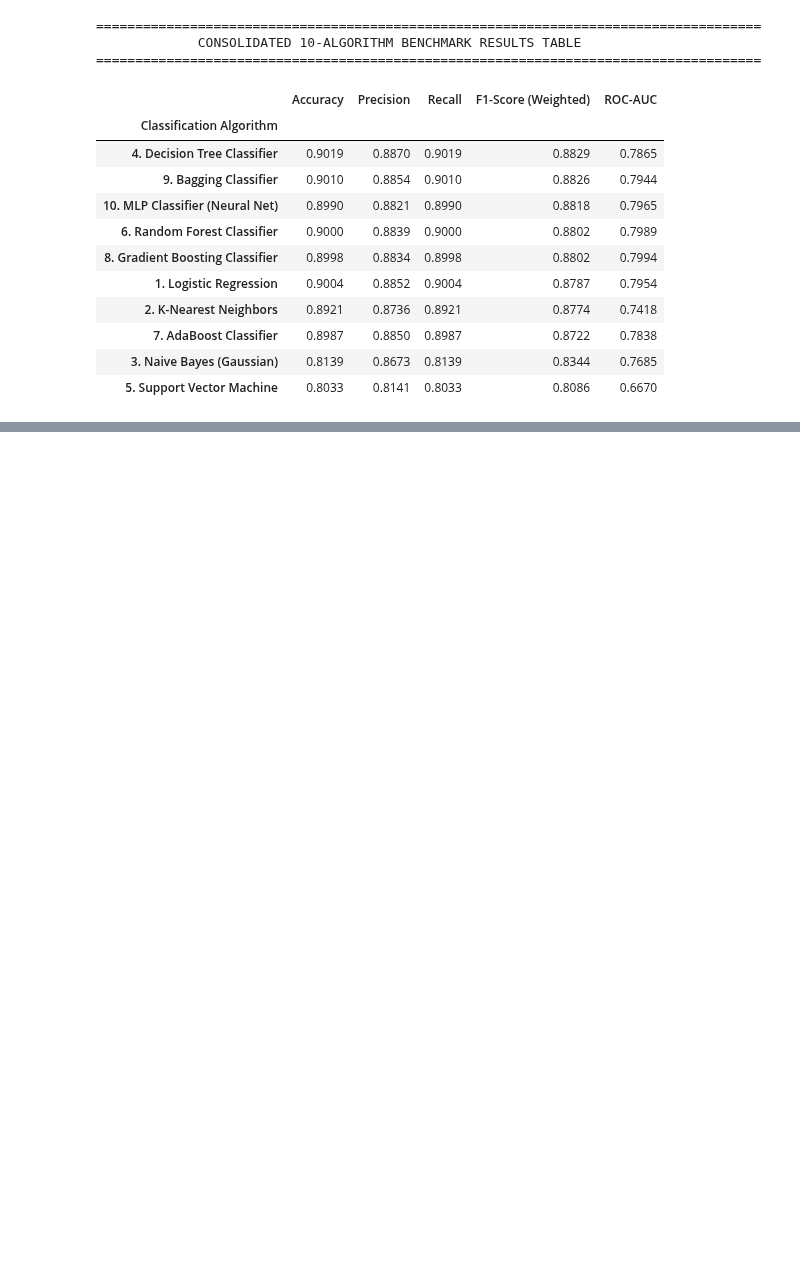
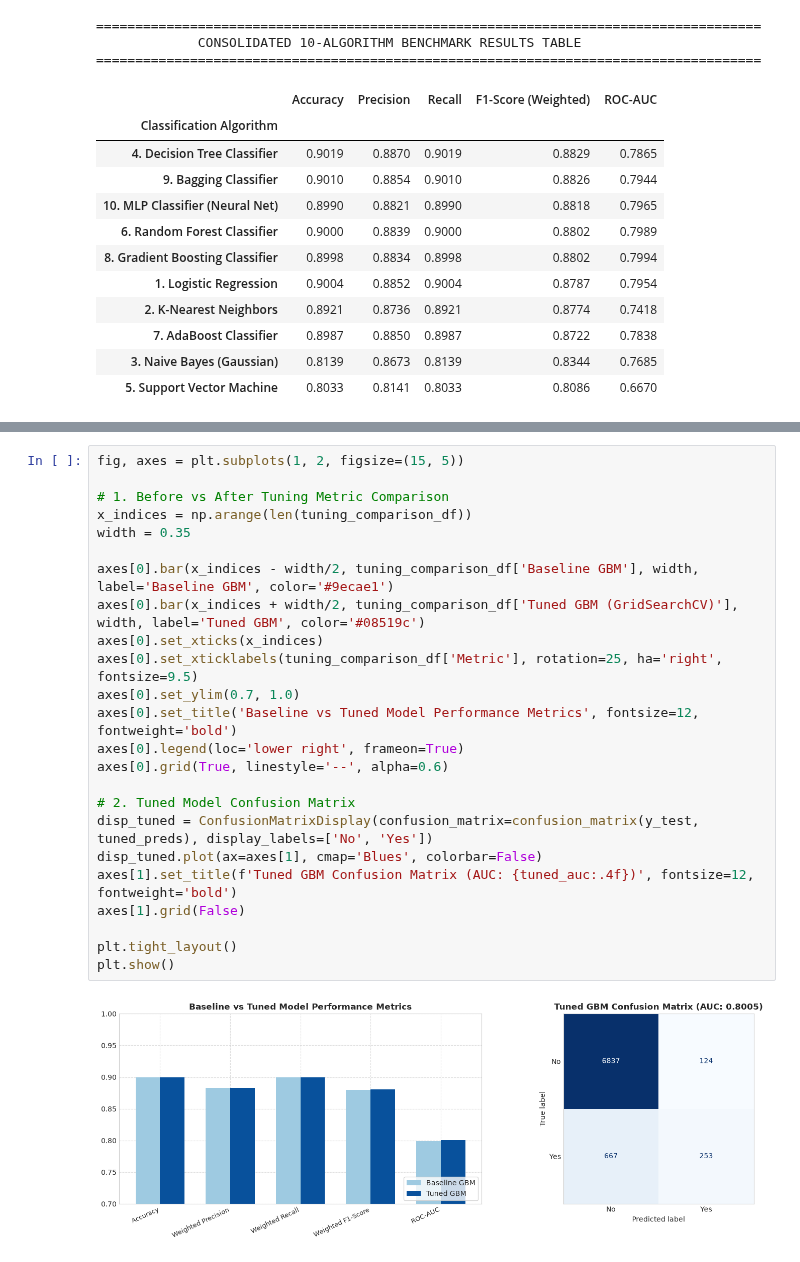
Before and after one commit to Karthik-2006-cell/ml-capstone-project, a Jupyter notebook: notebooks/Classification.ipynb, the cells around one changed output, grey strips where cells are left out. Cells and saved outputs as stored; diff of their text form; blank space fills up the shorter version.

```diff
--- a/notebooks/Classification.ipynb
+++ b/notebooks/Classification.ipynb
@@ -458,0 +573,26 @@ display(consolidated_summary_df)
+# %%
+fig, axes = plt.subplots(1, 2, figsize=(15, 5))
+
+# 1. Before vs After Tuning Metric Comparison
+x_indices = np.arange(len(tuning_comparison_df))
+width = 0.35
+
+axes[0].bar(x_indices - width/2, tuning_comparison_df['Baseline GBM'], width, label='Baseline GBM', color='#9ecae1')
+axes[0].bar(x_indices + width/2, tuning_comparison_df['Tuned GBM (GridSearchCV)'], width, label='Tuned GBM', color='#08519c')
+axes[0].set_xticks(x_indices)
+axes[0].set_xticklabels(tuning_comparison_df['Metric'], rotation=25, ha='right', fontsize=9.5)
+axes[0].set_ylim(0.7, 1.0)
+axes[0].set_title('Baseline vs Tuned Model Performance Metrics', fontsize=12, fontweight='bold')
+axes[0].legend(loc='lower right', frameon=True)
+axes[0].grid(True, linestyle='--', alpha=0.6)
+
+# 2. Tuned Model Confusion Matrix
+disp_tuned = ConfusionMatrixDisplay(confusion_matrix=confusion_matrix(y_test, tuned_preds), display_labels=['No', 'Yes'])
+disp_tuned.plot(ax=axes[1], cmap='Blues', colorbar=False)
+axes[1].set_title(f'Tuned GBM Confusion Matrix (AUC: {tuned_auc:.4f})', fontsize=12, fontweight='bold')
+axes[1].grid(False)
+
+plt.tight_layout()
+plt.show()
+# %% [output]
+[figure, added]
```
Also changed, not shown: parts of 8 cells of this notebook.
